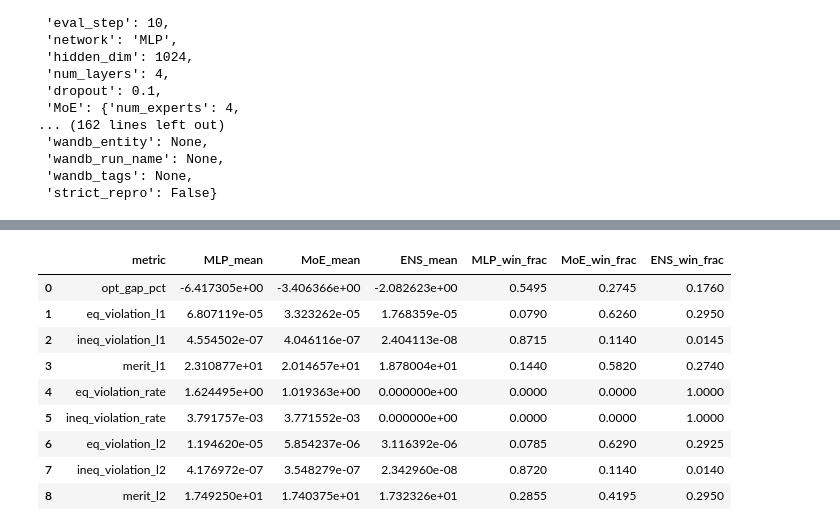
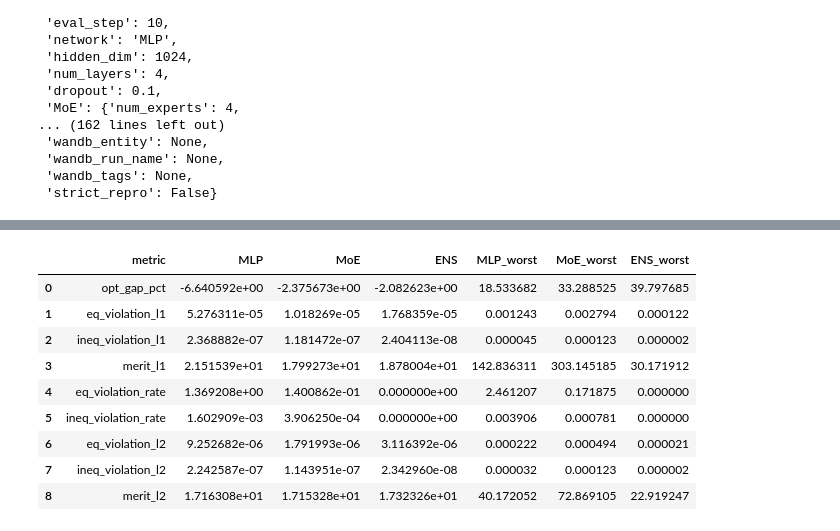
Before and after one commit to xkhainguyen/FSNet, a Jupyter notebook: compare_moe_vs_mlp_metrics.ipynb, the cells around one changed output, grey strips where cells are left out. Drawn from its saved outputs; the diff is of its cells as text; code cells hidden in the pictures.

```diff
--- a/compare_moe_vs_mlp_metrics.ipynb
+++ b/compare_moe_vs_mlp_metrics.ipynb
@@ -40,10 +40,11 @@ MOE_CKPT_PATH = None
 ENS_CKPT_PATH = None
 
 # Example:
-MLP_RUN_DIR = 'results/nonsmooth_nonconvex/socp/SOCPProblem-100-50-50-10000/20260316-135658_FSNet_seed0_e300_lr7e-05_n7000'
-# MOE_RUN_DIR = 'results/nonsmooth_nonconvex/socp/SOCPProblem-100-50-50-10000/20260315-181820_FSNet_seed0_e300_lr1e-04_n7000'
-MOE_RUN_DIR = 'results/nonsmooth_nonconvex/socp/SOCPProblem-100-50-50-10000/20260315-172157_FSNet_seed1_e300_lr1e-04_n7000_moe4k2_temp1.0_noise0.05'
-ENS_RUN_DIR = 'results/nonsmooth_nonconvex/socp/SOCPProblem-100-50-50-10000/20260315-172824_FSNet_seed0_e300_lr1e-04_n7000_ens5_vanilla_pre'
+# MLP_RUN_DIR = 'results/nonsmooth_nonconvex/socp/SOCPProblem-100-50-50-10000/20260316-135658_FSNet_seed0_e300_lr7e-05_n7000' # 3M
+MLP_RUN_DIR = 'results/nonsmooth_nonconvex/socp/SOCPProblem-100-50-50-10000/20260315-181820_FSNet_seed0_e300_lr1e-04_n7000' # 16M
+MOE_RUN_DIR = 'results/nonsmooth_nonconvex/socp/SOCPProblem-100-50-50-10000/20260315-172157_FSNet_seed1_e300_lr1e-04_n7000_moe4k2_temp1.0_noise0.05' # 3M
+# MOE_RUN_DIR = 'results/nonsmooth_nonconvex/socp/SOCPProblem-100-50-50-10000/20260320-140857_FSNet_seed1_e300_lr1e-04_n7000_moe4k2_temp1.0_noise0.05' #13M
+ENS_RUN_DIR = 'results/nonsmooth_nonconvex/socp/SOCPProblem-100-50-50-10000/20260315-172824_FSNet_seed0_e300_lr1e-04_n7000_ens5_vanilla_pre' # 16M
 
 BATCH_SIZE = 512
 FORCE_EVAL_MODE = True  # ensure post-processing is active for FSNet/S3Net
@@ -183,8 +184,7 @@ ens_raw = torch.load(ens_ckpts[0], map_location='cpu', weights_only=False)
 mlp_cfg = copy.deepcopy(mlp_raw['config'])
 moe_cfg = copy.deepcopy(moe_raw['config'])
 ens_cfg = copy.deepcopy(ens_raw['config'])
-ens_cfg['ensemble_post'] = 'post'
-ens_cfg['ensemble_agg'] = 'best_merit'
+
 required_same = ['prob_type', 'prob_name', 'prob_size', 'method']
 for k in required_same:
     if mlp_cfg.get(k) != moe_cfg.get(k):
@@ -243,12 +243,22 @@ if FORCE_EVAL_MODE:
     moe_eval_cfg['_eval_only'] = True
     ens_eval_cfg['_eval_only'] = True
 
+# Explicitly align ensemble behavior with test_ensemble-style settings.
+ens_eval_cfg['ensemble_post'] = 'post'
+ens_eval_cfg['ensemble_agg'] = 'best_merit'
+
+# Enable MoE candidate-level post-processing/selection.
+moe_eval_cfg['moe_post'] = 'post'
+moe_eval_cfg['moe_agg'] = 'best_merit'
+
 mlp_evaluator = Evaluator(opt_problem, mlp_eval_cfg['method'], mlp_eval_cfg)
 moe_evaluator = Evaluator(opt_problem, moe_eval_cfg['method'], moe_eval_cfg)
 ens_evaluator = Evaluator(opt_problem, ens_eval_cfg['method'], ens_eval_cfg)
 
 print(f'Test size: {len(opt_problem.test_dataset)}  | batch size: {BATCH_SIZE}')
 print(f'Ensemble member count (ENS): {len(ens_ckpts)}')
+print(f"MoE eval mode: moe_post={moe_eval_cfg.get('moe_post')}  moe_agg={moe_eval_cfg.get('moe_agg')}")
+print(f"ENS eval mode: ensemble_post={ens_eval_cfg.get('ensemble_post')}  ensemble_agg={ens_eval_cfg.get('ensemble_agg')}")
 # %% [output]
 Test size: 2000  | batch size: 512
 Ensemble member count (ENS): 5
@@ -338,49 +350,52 @@ cmp_df
 mlp_inst = collect_per_instance_metrics(mlp_model, mlp_evaluator, opt_problem, test_loader)
 moe_inst = collect_per_instance_metrics(moe_model, moe_evaluator, opt_problem, test_loader)
 ens_inst = collect_per_instance_metrics(ens_model, ens_evaluator, opt_problem, test_loader)
 
 summary_rows = []
 # for metric_name in [
 #     'objective', 'merit_l1', 'eq_violation_l1', 'ineq_violation_l1', 'opt_gap_pct',
 #     'merit_l2', 'eq_violation_l2', 'ineq_violation_l2',
 #     'eq_violation_rate', 'ineq_violation_rate', 'any_violation_rate',
 # ]:
 for metric_name in [
     'opt_gap_pct', 'eq_violation_l1', 'ineq_violation_l1', 'merit_l1',
     'eq_violation_rate', 'ineq_violation_rate', 'eq_violation_l2', 'ineq_violation_l2', 'merit_l2',
 ]:
     mlp_vals = mlp_inst[metric_name]
     moe_vals = moe_inst[metric_name]
     ens_vals = ens_inst[metric_name]
 
     stacked = np.stack([mlp_vals, moe_vals, ens_vals], axis=0)
     winners = np.argmin(stacked, axis=0)  # 0=MLP, 1=MoE, 2=ENS
 
     summary_rows.append({
         'metric': metric_name,
-        'MLP_mean': mlp_vals.mean(),
-        'MoE_mean': moe_vals.mean(),
-        'ENS_mean': ens_vals.mean(),
-        'MLP_win_frac': (winners == 0).mean(),
-        'MoE_win_frac': (winners == 1).mean(),
-        'ENS_win_frac': (winners == 2).mean(),
+        'MLP': mlp_vals.mean(),
+        'MoE': moe_vals.mean(),
+        'ENS': ens_vals.mean(),
+        'MLP_worst': mlp_vals.max(),
+        'MoE_worst': moe_vals.max(),
+        'ENS_worst': ens_vals.max(),
+        # 'MLP_win_frac': (winners == 0).mean(),
+        # 'MoE_win_frac': (winners == 1).mean(),
+        # 'ENS_win_frac': (winners == 2).mean(),
         # 'ENS_better_than_MLP_frac': (ens_vals < mlp_vals).mean(),
         # 'ENS_better_than_MoE_frac': (ens_vals < moe_vals).mean(),
     })
 
 inst_df = pd.DataFrame(summary_rows)
 inst_df
 # %% [output]
-|  | metric | MLP_mean | MoE_mean | ENS_mean | MLP_win_frac | MoE_win_frac | ENS_win_frac |
-| 0 | opt_gap_pct | -6.417305e+00 | -3.406366e+00 | -2.082623e+00 | 0.5495 | 0.2745 | 0.1760 |
-| 1 | eq_violation_l1 | 6.807119e-05 | 3.323262e-05 | 1.768359e-05 | 0.0790 | 0.6260 | 0.2950 |
-| 2 | ineq_violation_l1 | 4.554502e-07 | 4.046116e-07 | 2.404113e-08 | 0.8715 | 0.1140 | 0.0145 |
-| 3 | merit_l1 | 2.310877e+01 | 2.014657e+01 | 1.878004e+01 | 0.1440 | 0.5820 | 0.2740 |
-| 4 | eq_violation_rate | 1.624495e+00 | 1.019363e+00 | 0.000000e+00 | 0.0000 | 0.0000 | 1.0000 |
-| 5 | ineq_violation_rate | 3.791757e-03 | 3.771552e-03 | 0.000000e+00 | 0.0000 | 0.0000 | 1.0000 |
-| 6 | eq_violation_l2 | 1.194620e-05 | 5.854237e-06 | 3.116392e-06 | 0.0785 | 0.6290 | 0.2925 |
-| 7 | ineq_violation_l2 | 4.176972e-07 | 3.548279e-07 | 2.342960e-08 | 0.8720 | 0.1140 | 0.0140 |
-| 8 | merit_l2 | 1.749250e+01 | 1.740375e+01 | 1.732326e+01 | 0.2855 | 0.4195 | 0.2950 |
+|  | metric | MLP | MoE | ENS | MLP_worst | MoE_worst | ENS_worst |
+| 0 | opt_gap_pct | -6.640592e+00 | -2.375673e+00 | -2.082623e+00 | 18.533682 | 33.288525 | 39.797685 |
+| 1 | eq_violation_l1 | 5.276311e-05 | 1.018269e-05 | 1.768359e-05 | 0.001243 | 0.002794 | 0.000122 |
+| 2 | ineq_violation_l1 | 2.368882e-07 | 1.181472e-07 | 2.404113e-08 | 0.000045 | 0.000123 | 0.000002 |
+| 3 | merit_l1 | 2.151539e+01 | 1.799273e+01 | 1.878004e+01 | 142.836311 | 303.145185 | 30.171912 |
+| 4 | eq_violation_rate | 1.369208e+00 | 1.400862e-01 | 0.000000e+00 | 2.461207 | 0.171875 | 0.000000 |
+| 5 | ineq_violation_rate | 1.602909e-03 | 3.906250e-04 | 0.000000e+00 | 0.003906 | 0.000781 | 0.000000 |
+| 6 | eq_violation_l2 | 9.252682e-06 | 1.791993e-06 | 3.116392e-06 | 0.000222 | 0.000494 | 0.000021 |
+| 7 | ineq_violation_l2 | 2.242587e-07 | 1.143951e-07 | 2.342960e-08 | 0.000032 | 0.000123 | 0.000002 |
+| 8 | merit_l2 | 1.716308e+01 | 1.715328e+01 | 1.732326e+01 | 40.172052 | 72.869105 | 22.919247 |
 # %%
 # Optional: save tables
 # out_dir = 'results/moe_vs_mlp_compare'
```
Also changed, not shown: parts of 4 cells of this notebook, 5 other files.
